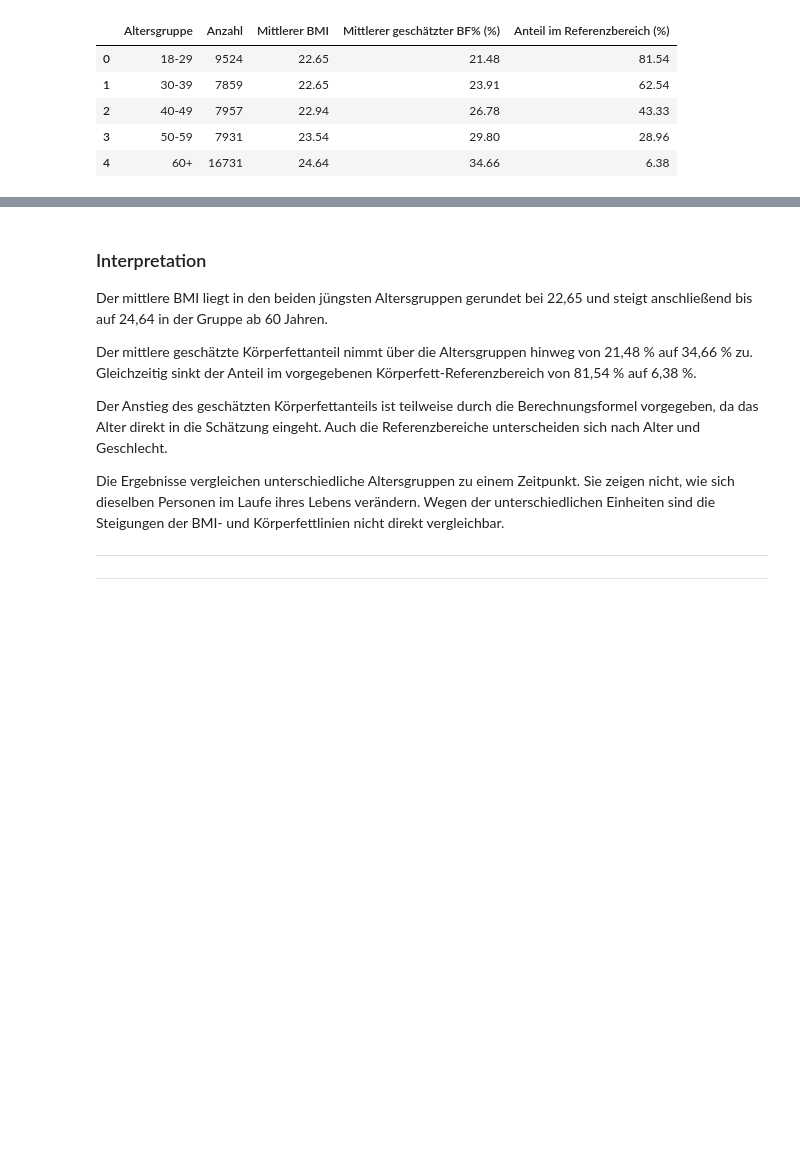
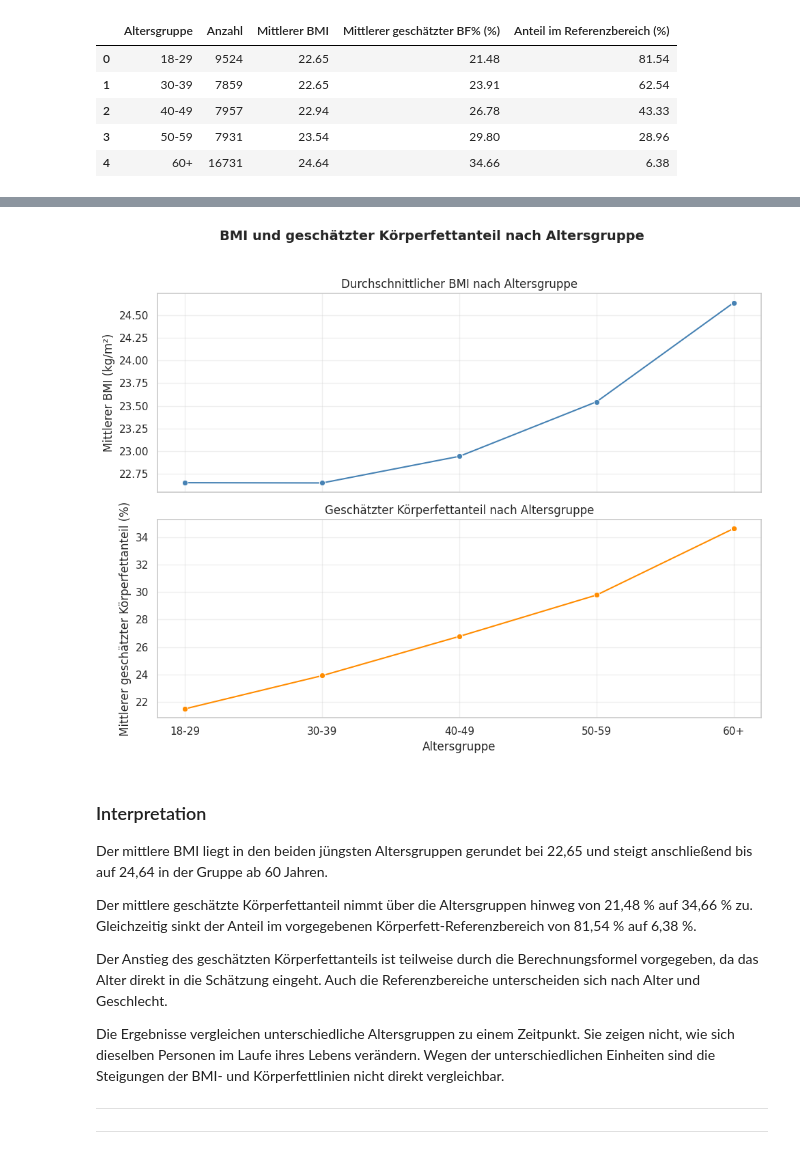
Before and after one commit to andysuryandi/health-data-analysis-python, a Jupyter notebook: notebooks/Suryandi_HealthDataExplorer.ipynb, the cells around one changed output, grey strips where cells are left out. Saved outputs shown, nothing was run; the diff lists cells and outputs as text; code cells hidden in the pictures; blank space fills up the shorter version.

```diff
--- a/notebooks/Suryandi_HealthDataExplorer.ipynb
+++ b/notebooks/Suryandi_HealthDataExplorer.ipynb
@@ -1500,3 +1466,71 @@ plt.show()
+# %%
+
+# Daten für die Visualisierung vorbereiten
+age_plot = age_summary.copy()
+
+# Zwei Diagramme mit getrennten y-Achsen erstellen
+fig, axes = plt.subplots(
+    2, 1,
+    figsize=(10, 8),
+    sharex=True
+)
+
+# Diagramm 1: Durchschnittlicher BMI
+sns.lineplot(
+    data=age_plot,
+    x="Age_Group",
+    y="Mean_BMI",
+    marker="o",
+    color="steelblue",
+    sort=False,
+    ax=axes[0]
+)
+
+axes[0].set_title("Durchschnittlicher BMI nach Altersgruppe")
+axes[0].set_ylabel("Mittlerer BMI (kg/m²)")
+axes[0].set_xlabel("")
+axes[0].grid(True, alpha=0.3)
+
+# Diagramm 2: Geschätzter Körperfettanteil
+sns.lineplot(
+    data=age_plot,
+    x="Age_Group",
+    y="Mean_BF",
+    marker="o",
+    color="darkorange",
+    sort=False,
+    ax=axes[1]
+)
+
+axes[1].set_title(
+    "Geschätzter Körperfettanteil nach Altersgruppe"
+)
+axes[1].set_ylabel(
+    "Mittlerer geschätzter Körperfettanteil (%)"
+)
+axes[1].set_xlabel("Altersgruppe")
+axes[1].grid(True, alpha=0.3)
+
+# Gesamttitel
+fig.suptitle(
+    "BMI und geschätzter Körperfettanteil nach Altersgruppe",
+    fontsize=14,
+    fontweight="bold"
+)
+
+# Layout optimieren
+plt.tight_layout(rect=[0, 0, 1, 0.96])
+
+# Fertige Abbildung speichern
+plt.savefig(
+    "bmi_by_age.png",
+    dpi=300,
+    bbox_inches="tight"
+)
+
+plt.show()
+# %% [output]
+[figure, added]
 # %% [markdown]
 ### Interpretation
 
```
Also changed, not shown: parts of 2 cells of this notebook.
